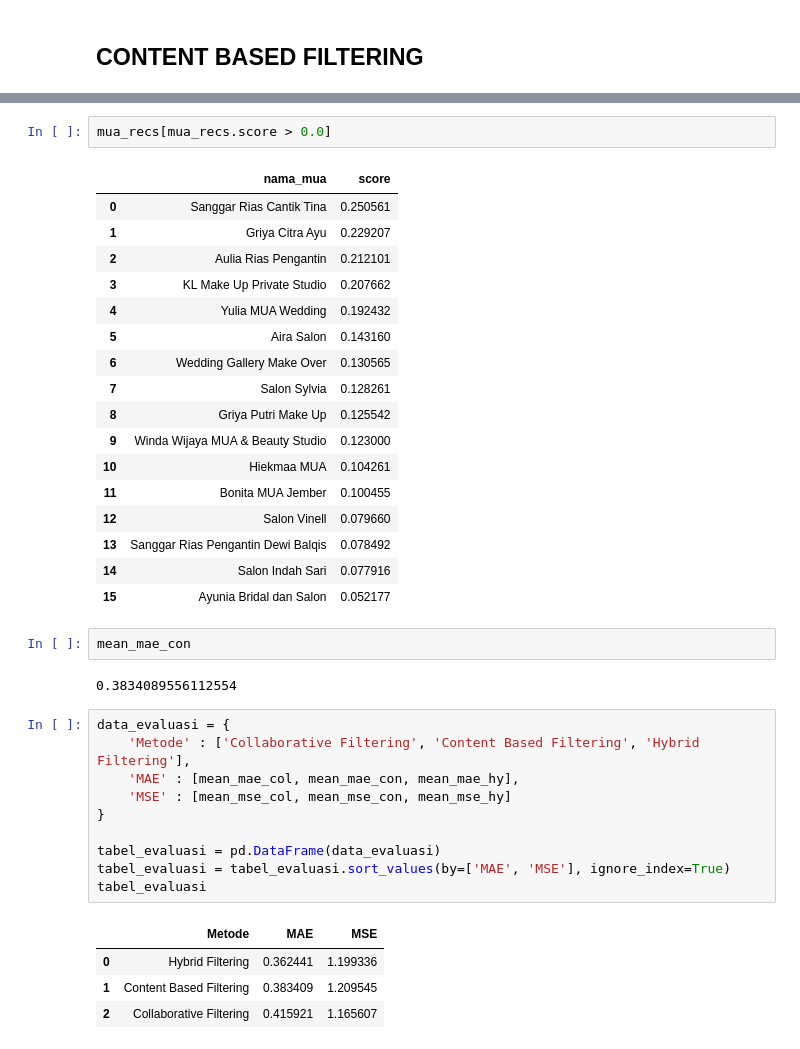
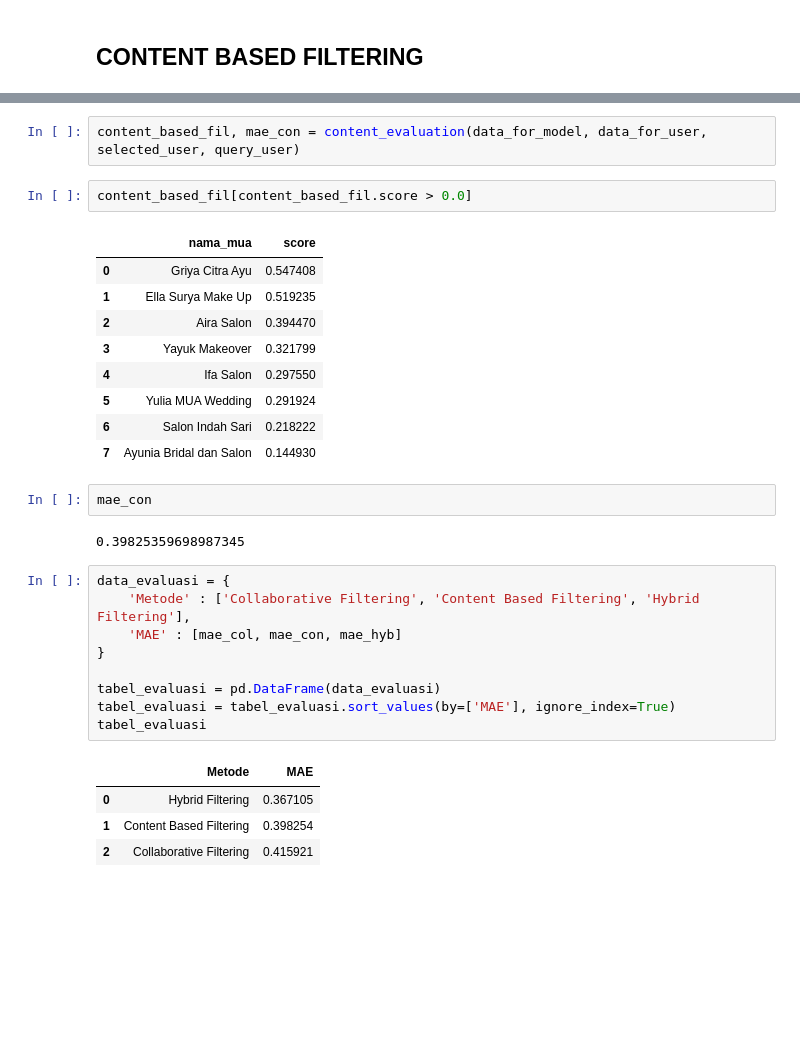
Before and after one commit to narandharanggi/MUA, a Jupyter notebook: hybrid_method.ipynb, the cells around one changed output, grey strips where cells are left out. Saved outputs shown, nothing was run; the diff lists cells and outputs as text; blank space fills up the shorter version.

```diff
--- a/hybrid_method.ipynb
+++ b/hybrid_method.ipynb
@@ -776,39 +797,32 @@ mean_mse_con = np.mean(mse_con)
+# %%
+content_based_fil, mae_con = content_evaluation(data_for_model, data_for_user, selected_user, query_user)
 # %%
-mua_recs[mua_recs.score > 0.0]
+content_based_fil[content_based_fil.score > 0.0]
 # %% [output]
 |  | nama_mua | score |
-| 0 | Sanggar Rias Cantik Tina | 0.250561 |
-| 1 | Griya Citra Ayu | 0.229207 |
-| 2 | Aulia Rias Pengantin | 0.212101 |
-| 3 | KL Make Up Private Studio | 0.207662 |
-| 4 | Yulia MUA Wedding | 0.192432 |
-| 5 | Aira Salon | 0.143160 |
-| 6 | Wedding Gallery Make Over | 0.130565 |
-| 7 | Salon Sylvia | 0.128261 |
-| 8 | Griya Putri Make Up | 0.125542 |
-| 9 | Winda Wijaya MUA & Beauty Studio | 0.123000 |
-| 10 | Hiekmaa MUA | 0.104261 |
-| 11 | Bonita MUA Jember | 0.100455 |
-| 12 | Salon Vinell | 0.079660 |
-| 13 | Sanggar Rias Pengantin Dewi Balqis | 0.078492 |
-| 14 | Salon Indah Sari | 0.077916 |
-| 15 | Ayunia Bridal dan Salon | 0.052177 |
+| 0 | Griya Citra Ayu | 0.547408 |
+| 1 | Ella Surya Make Up | 0.519235 |
+| 2 | Aira Salon | 0.394470 |
+| 3 | Yayuk Makeover | 0.321799 |
+| 4 | Ifa Salon | 0.297550 |
+| 5 | Yulia MUA Wedding | 0.291924 |
+| 6 | Salon Indah Sari | 0.218222 |
+| 7 | Ayunia Bridal dan Salon | 0.144930 |
-# %%
-mean_mae_con
-# %% [output]
-0.3834089556112554
+# %%
+mae_con
+# %% [output]
+0.39825359698987345
 # %%
 data_evaluasi = {
     'Metode' : ['Collaborative Filtering', 'Content Based Filtering', 'Hybrid Filtering'],
-    'MAE' : [mean_mae_col, mean_mae_con, mean_mae_hy],
-    'MSE' : [mean_mse_col, mean_mse_con, mean_mse_hy]
+    'MAE' : [mae_col, mae_con, mae_hyb]
 }
 
 tabel_evaluasi = pd.DataFrame(data_evaluasi)
-tabel_evaluasi = tabel_evaluasi.sort_values(by=['MAE', 'MSE'], ignore_index=True)
+tabel_evaluasi = tabel_evaluasi.sort_values(by=['MAE'], ignore_index=True)
 tabel_evaluasi
 # %% [output]
-|  | Metode | MAE | MSE |
-| 0 | Hybrid Filtering | 0.362441 | 1.199336 |
-| 1 | Content Based Filtering | 0.383409 | 1.209545 |
-| 2 | Collaborative Filtering | 0.415921 | 1.165607 |
+|  | Metode | MAE |
+| 0 | Hybrid Filtering | 0.367105 |
+| 1 | Content Based Filtering | 0.398254 |
+| 2 | Collaborative Filtering | 0.415921 |
```
Also changed, not shown: parts of 24 cells of this notebook.
